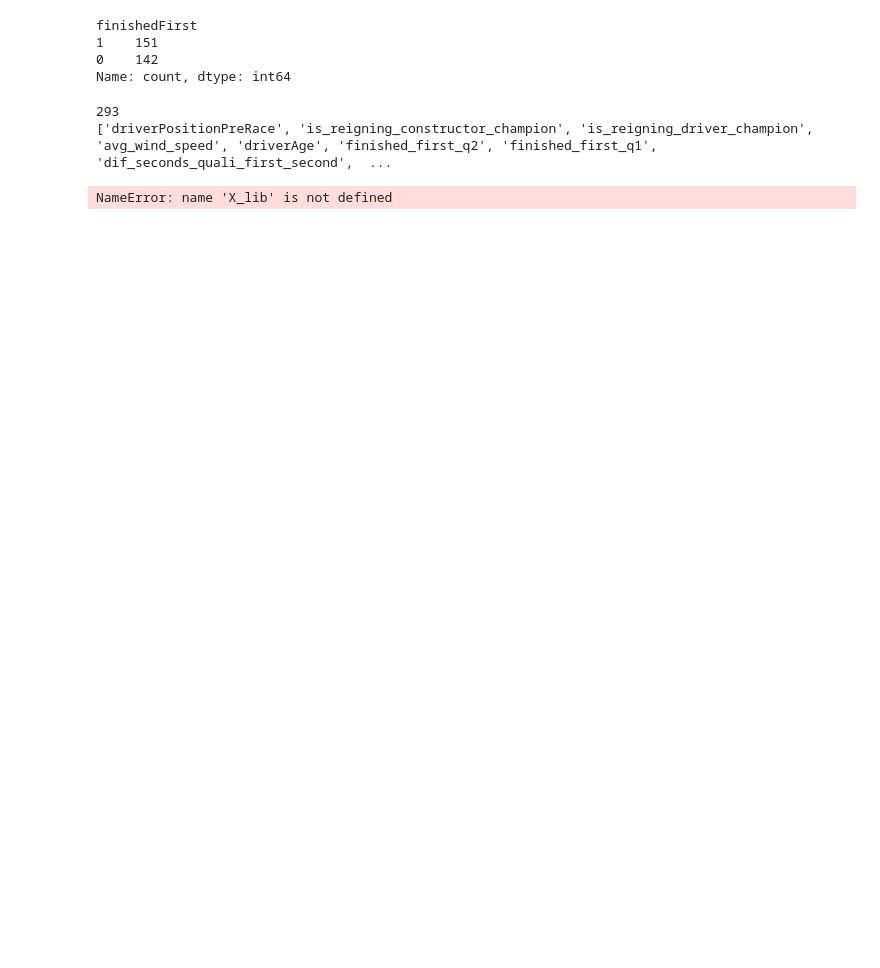
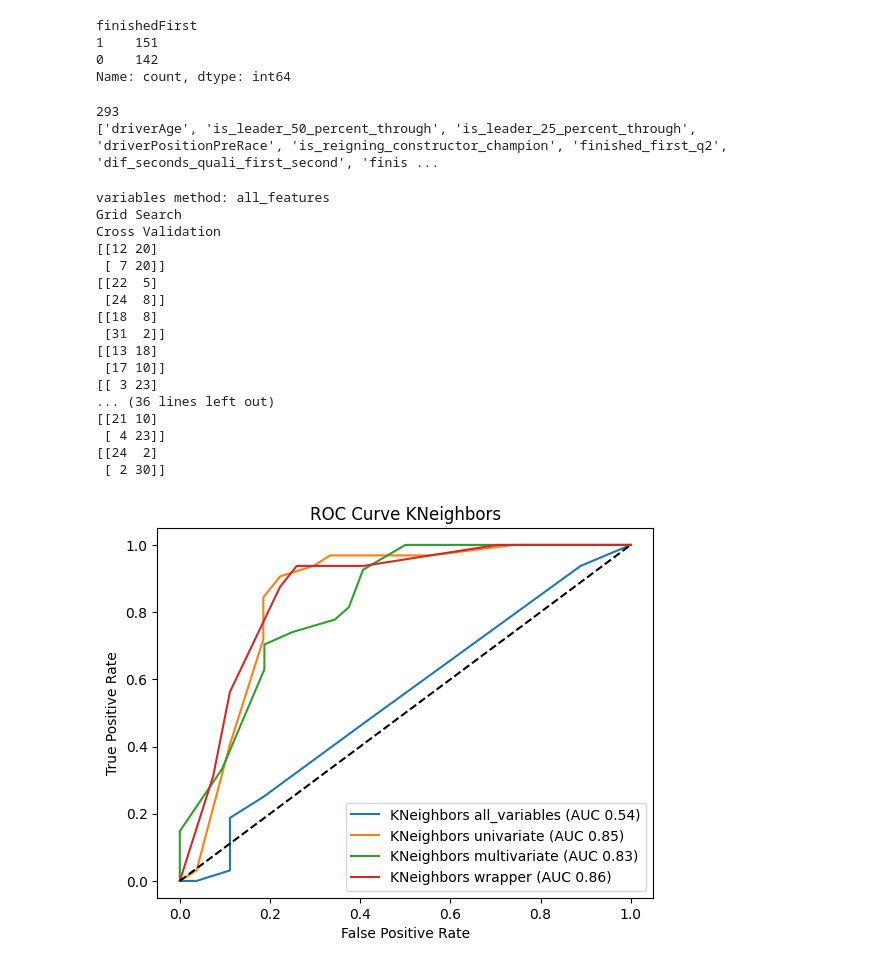
Before and after one commit to dmellish99/nonProbabilisticClassifiers-formula1-pole-to-win-classification, a Jupyter notebook: models.ipynb, the cells around one changed output. Saved outputs shown, nothing was run; the diff lists cells and outputs as text; code cells hidden in the pictures; blank space fills up the shorter version.

```diff
--- a/models.ipynb
+++ b/models.ipynb
@@ -77,7 +80,7 @@ Name: count, dtype: int64
 
 ## Scale only the continuous/d variables as the categorical variables do not need this
 
-X_binary=X[:,[0,1,6,7,8,9,10,12]]
+X_binary=X[:,[0,1,6,7,8,9,10,12,19,20]]
 
 X_numeric=X[:,[2,3,4,5,11,13,14,15,16,17,18]]
 
@@ -89,7 +92,7 @@ X_discrete=X[:,[0,1,6,7,8,9,10,12,17,18]]
 
 X_continuous_scaled=scaler.transform(X_numeric)
 
-X_binary_cols=x.columns[[0,1,6,7,8,9,10,12]].tolist()
+X_binary_cols=x.columns[[0,1,6,7,8,9,10,12,19,20]].tolist()
 X_numeric_cols=x.columns[[2,3,4,5,11,13,14,15,16,17,18]].tolist()
 
 
@@ -135,7 +138,7 @@ target=subset.iloc[:,-1]
 
 ## Apply univariate filtering
 
-## we have 19 total features, 9 are numeric, 10 are categorical (binary)
+## we have 21 total features, 9 are numeric, 12 are categorical (binary)
 
 ## we will choose 9 features, 5 from categorical and 4 from numeric
 
@@ -162,14 +165,14 @@ all_feature_scores = pd.DataFrame({
 
 all_feature_scores['Category']=['Categorical','Categorical','Categorical','Categorical',
                                 'Categorical','Categorical','Categorical','Categorical',
-                                'Categorical','Categorical','Numeric','Numeric',
-                                'Numeric','Numeric','Numeric','Numeric','Numeric',
+                                'Categorical','Categorical','Categorical','Categorical',
+                                'Numeric','Numeric','Numeric','Numeric','Numeric','Numeric','Numeric',
                                 'Numeric','Numeric']
 
 
-## We will select all features and later apply the
+## We will select all features and later apply the filter
 
-k = 19
+k = 21
 top_k_features = all_feature_scores.nlargest(k, 'Score')
 
 
@@ -202,10 +205,9 @@ X_kbest_scaled=scalerKBest.transform(X_kbest)
 
 # Multivariate Filter (Correlation feature selection wrapper in Weka
 
-## output returned just 4 columns 8,10,12,17 so we select those
+## output returned just 5 columns 8,10,12,16,19,20 so we select those
 
-X_corr_fs_scaled=X_scaled[:,[8,10,12,17]]
-
+X_corr_fs_scaled=X_scaled[:,[8,12,16,19,20]]
 
 
 ## initialize a df to save our model results
@@ -221,7 +223,7 @@ print(len(X_scaled))
 print(top_x_cols)
 # %% [output]
 293
-['driverPositionPreRace', 'is_reigning_constructor_champion', 'is_reigning_driver_champion', 'avg_wind_speed', 'driverAge', 'finished_first_q2', 'finished_first_q1', 'dif_seconds_quali_first_second',  ...
+['driverAge', 'is_leader_50_percent_through', 'is_leader_25_percent_through', 'driverPositionPreRace', 'is_reigning_constructor_champion', 'finished_first_q2', 'dif_seconds_quali_first_second', 'finis ...
 # %%
 ### K-Nearest Neighbors
 from sklearn.metrics import confusion_matrix
@@ -394,11 +396,11 @@ for a_set in X_lib.keys():
 
 
 
-    max_auc_idx=aucs.index(max(aucs))
+    med_auc_idx=aucs.index(stat.median(aucs))
 
-    fprs_.append(fprs[max_auc_idx])
-    tprs_.append(tprs[max_auc_idx])
-    aucs_.append(aucs[max_auc_idx])
+    fprs_.append(fprs[med_auc_idx])
+    tprs_.append(tprs[med_auc_idx])
+    aucs_.append(aucs[med_auc_idx])
 
 
 
@@ -458,34 +460,51 @@ for a_set in X_lib.keys():
                                'cv_mean_tps':[kfold_mean_tps],
                                'cv_mean_tns':[kfold_mean_tns],
                                'cv_mean_fps':[kfold_mean_fps],
                                'cv_mean_fns':[kfold_mean_fns],
                                'cv_mean_auc':[kfold_mean_auc],
                                'cv_min_auc':[kfold_min_auc],
                                'cv_max_auc':[kfold_max_auc]
                                })
     model_results=pd.concat([model_results,temp_results])
 
 
 ## Plot AUC best with each method
 plt.figure()
 
 
 
 methods=['all_variables','univariate','multivariate','wrapper']
 
 for idx in range(0,len(X_lib.keys())):
     cur_method=methods[idx]
     plt.plot(fprs_[idx], tprs_[idx], label=f"KNeighbors "+cur_method+f" (AUC {aucs_[idx]:.2f})")
 plt.plot([0, 1], [0, 1], 'k--')
 plt.xlabel("False Positive Rate")
 plt.ylabel("True Positive Rate")
 plt.title("ROC Curve KNeighbors")
 plt.legend(loc="best")
 # plt.show()
 
 plt.savefig('AUC_comparison_KNeighbors.png')
 # %% [output]
-NameError: name 'X_lib' is not defined
+variables method: all_features
+Grid Search
+Cross Validation
+[[12 20]
+ [ 7 20]]
+[[22  5]
+ [24  8]]
+[[18  8]
+ [31  2]]
+[[13 18]
+ [17 10]]
+[[ 3 23]
+... (36 lines left out)
+[[21 10]
+ [ 4 23]]
+[[24  2]
+ [ 2 30]]
+[figure, added]
 # %%
 print(roc_auc_score(y_test,y_prob))
 # %% [output]
```
Also changed, not shown: parts of 9 cells of this notebook, 19 other files.
